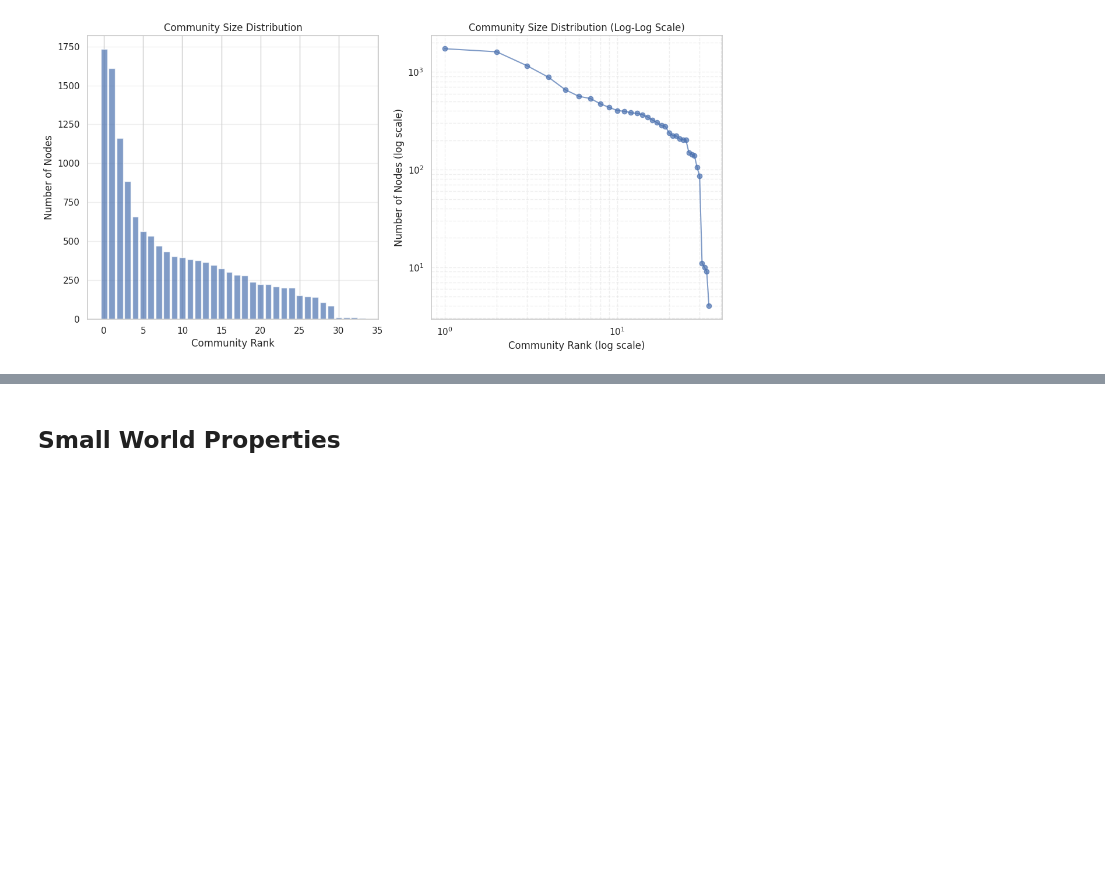
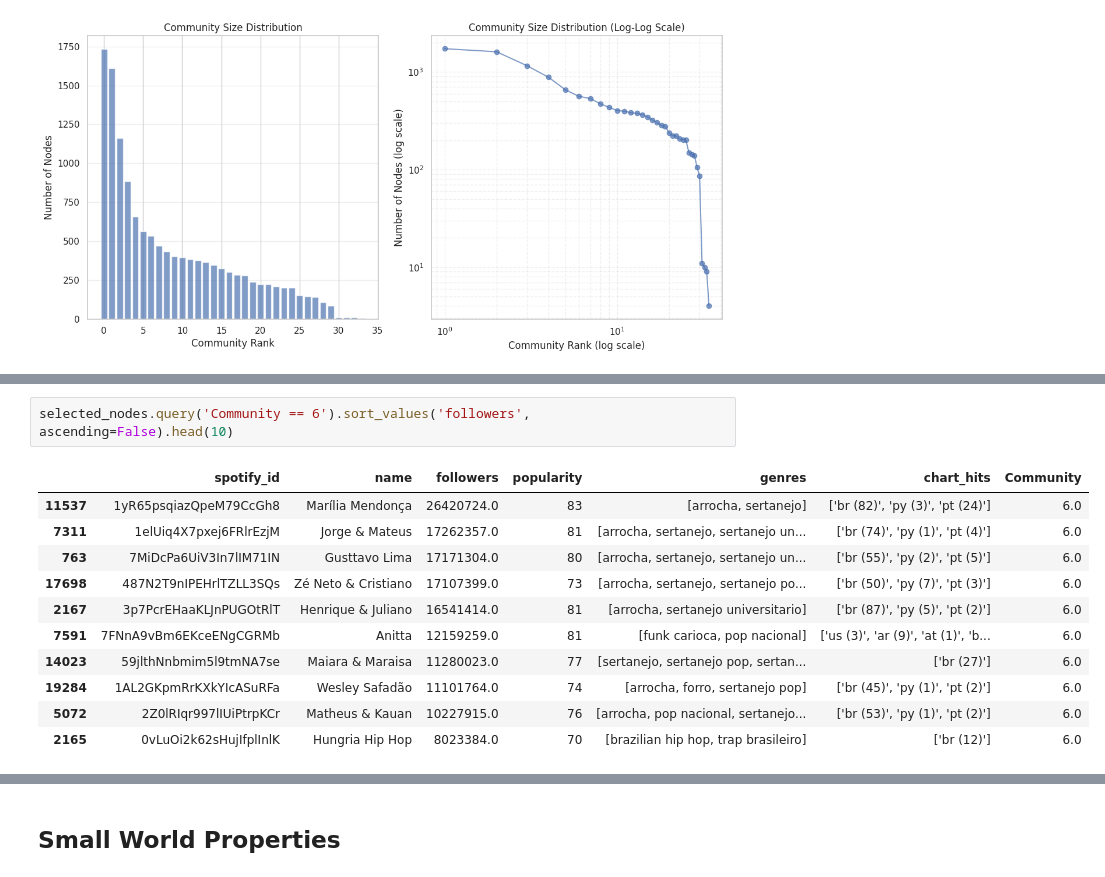
Before and after one commit to Jacky-KH-MOK/MSBD5008_PROJECT, a Jupyter notebook: PROJECT_CODE.ipynb, the cells around one changed output, grey strips where cells are left out. Drawn from its saved outputs; the diff is of its cells as text; blank space fills up the shorter version.

```diff
--- a/PROJECT_CODE.ipynb
+++ b/PROJECT_CODE.ipynb
@@ -456,0 +500,14 @@ Top 10 communities by size:
+# %%
+selected_nodes.query('Community == 6').sort_values('followers', ascending=False).head(10)
+# %% [output]
+|  | spotify_id | name | followers | popularity | genres | chart_hits | Community |
+| 11537 | 1yR65psqiazQpeM79CcGh8 | Marília Mendonça | 26420724.0 | 83 | [arrocha, sertanejo] | ['br (82)', 'py (3)', 'pt (24)'] | 6.0 |
+| 7311 | 1elUiq4X7pxej6FRlrEzjM | Jorge & Mateus | 17262357.0 | 81 | [arrocha, sertanejo, sertanejo un... | ['br (74)', 'py (1)', 'pt (4)'] | 6.0 |
+| 763 | 7MiDcPa6UiV3In7lIM71IN | Gusttavo Lima | 17171304.0 | 80 | [arrocha, sertanejo, sertanejo un... | ['br (55)', 'py (2)', 'pt (5)'] | 6.0 |
+| 17698 | 487N2T9nIPEHrlTZLL3SQs | Zé Neto & Cristiano | 17107399.0 | 73 | [arrocha, sertanejo, sertanejo po... | ['br (50)', 'py (7)', 'pt (3)'] | 6.0 |
+| 2167 | 3p7PcrEHaaKLJnPUGOtRlT | Henrique & Juliano | 16541414.0 | 81 | [arrocha, sertanejo universitario] | ['br (87)', 'py (5)', 'pt (2)'] | 6.0 |
+| 7591 | 7FNnA9vBm6EKceENgCGRMb | Anitta | 12159259.0 | 81 | [funk carioca, pop nacional] | ['us (3)', 'ar (9)', 'at (1)', 'b... | 6.0 |
+| 14023 | 59jlthNnbmim5l9tmNA7se | Maiara & Maraisa | 11280023.0 | 77 | [sertanejo, sertanejo pop, sertan... | ['br (27)'] | 6.0 |
+| 19284 | 1AL2GKpmRrKXkYIcASuRFa | Wesley Safadão | 11101764.0 | 74 | [arrocha, forro, sertanejo pop] | ['br (45)', 'py (1)', 'pt (2)'] | 6.0 |
+| 5072 | 2Z0lRIqr997lIUiPtrpKCr | Matheus & Kauan | 10227915.0 | 76 | [arrocha, pop nacional, sertanejo... | ['br (53)', 'py (1)', 'pt (2)'] | 6.0 |
+| 2165 | 0vLuOi2k62sHujIfplInlK | Hungria Hip Hop | 8023384.0 | 70 | [brazilian hip hop, trap brasileiro] | ['br (12)'] | 6.0 |
```
Also changed, not shown: parts of 11 cells of this notebook, 1 other file.
